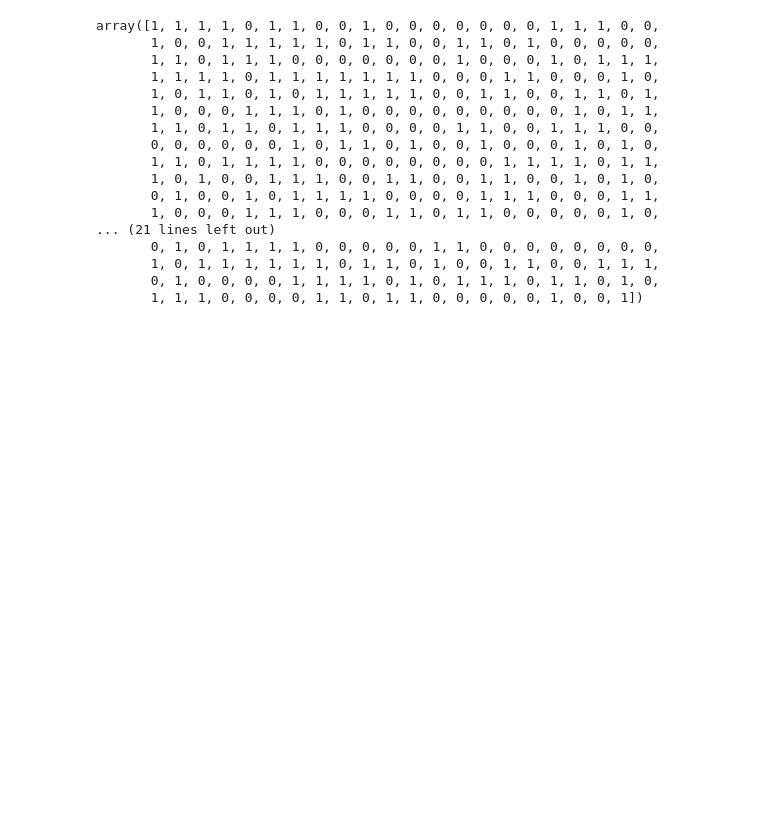
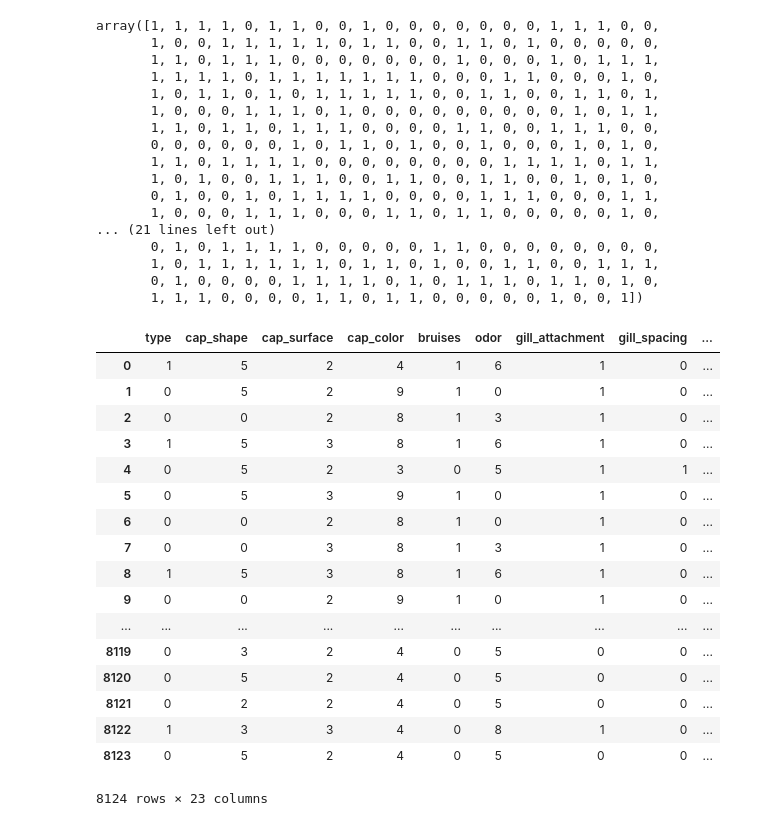
Before and after one commit to coding-blocks-archives/ML-Noida-2019-Jan-Morning, a Jupyter notebook: lecture_19/Bayes.ipynb, the cells around one changed output. Cells and saved outputs as stored; diff of their text form; code cells hidden in the pictures; blank space fills up the shorter version.

```diff
--- a/lecture_19/Bayes.ipynb
+++ b/lecture_19/Bayes.ipynb
@@ -99,3 +84,24 @@ array([1, 1, 1, 1, 0, 1, 1, 0, 0, 1, 0, 0, 0, 0, 0, 0, 0, 1, 1, 1, 0, 0,
        1, 0, 1, 1, 1, 1, 1, 1, 0, 1, 1, 0, 1, 0, 0, 1, 1, 0, 0, 1, 1, 1,
        0, 1, 0, 0, 0, 0, 1, 1, 1, 1, 0, 1, 0, 1, 1, 1, 0, 1, 1, 0, 1, 0,
        1, 1, 1, 0, 0, 0, 0, 1, 1, 0, 1, 1, 0, 0, 0, 0, 0, 1, 0, 0, 1])
+# %%
+data
+# %% [output]
+|  | type | cap_shape | cap_surface | cap_color | bruises | odor | gill_attachment | gill_spacing | ... |
+| 0 | 1 | 5 | 2 | 4 | 1 | 6 | 1 | 0 | ... |
+| 1 | 0 | 5 | 2 | 9 | 1 | 0 | 1 | 0 | ... |
+| 2 | 0 | 0 | 2 | 8 | 1 | 3 | 1 | 0 | ... |
+| 3 | 1 | 5 | 3 | 8 | 1 | 6 | 1 | 0 | ... |
+| 4 | 0 | 5 | 2 | 3 | 0 | 5 | 1 | 1 | ... |
+| 5 | 0 | 5 | 3 | 9 | 1 | 0 | 1 | 0 | ... |
+| 6 | 0 | 0 | 2 | 8 | 1 | 0 | 1 | 0 | ... |
+| 7 | 0 | 0 | 3 | 8 | 1 | 3 | 1 | 0 | ... |
+| 8 | 1 | 5 | 3 | 8 | 1 | 6 | 1 | 0 | ... |
+| 9 | 0 | 0 | 2 | 9 | 1 | 0 | 1 | 0 | ... |
+| ... | ... | ... | ... | ... | ... | ... | ... | ... | ... |
+| 8119 | 0 | 3 | 2 | 4 | 0 | 5 | 0 | 0 | ... |
+| 8120 | 0 | 5 | 2 | 4 | 0 | 5 | 0 | 0 | ... |
+| 8121 | 0 | 2 | 2 | 4 | 0 | 5 | 0 | 0 | ... |
+| 8122 | 1 | 3 | 3 | 4 | 0 | 8 | 1 | 0 | ... |
+| 8123 | 0 | 5 | 2 | 4 | 0 | 5 | 0 | 0 | ... |
+8124 rows × 23 columns
```
Also changed, not shown: parts of 2 cells of this notebook, 5 other files.
